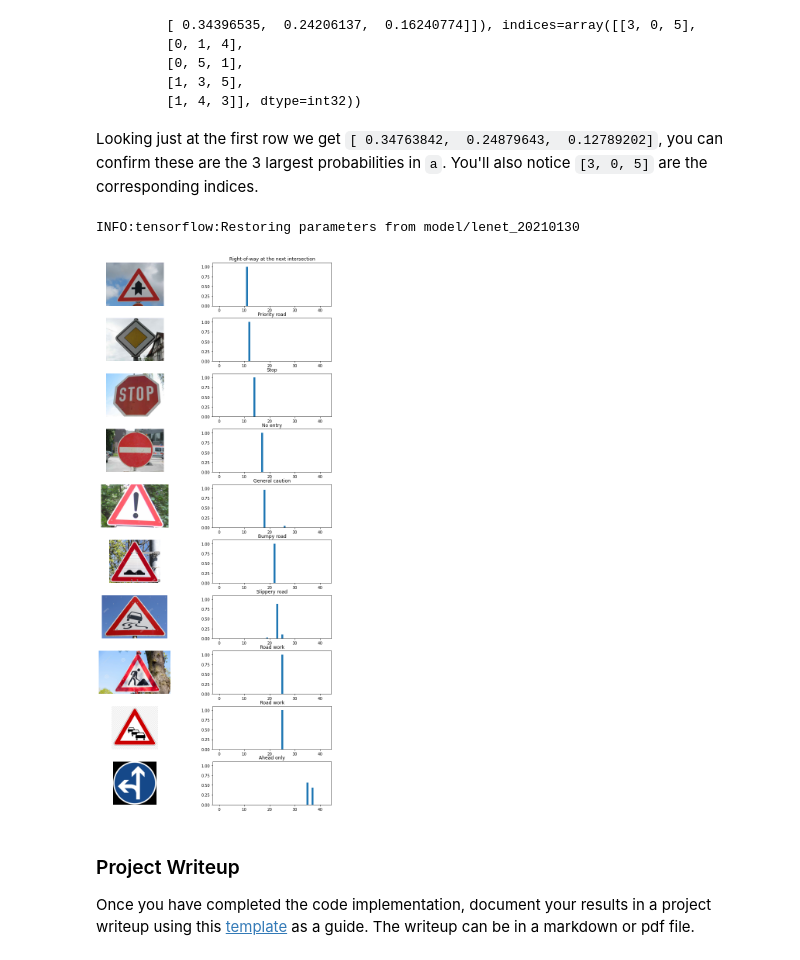
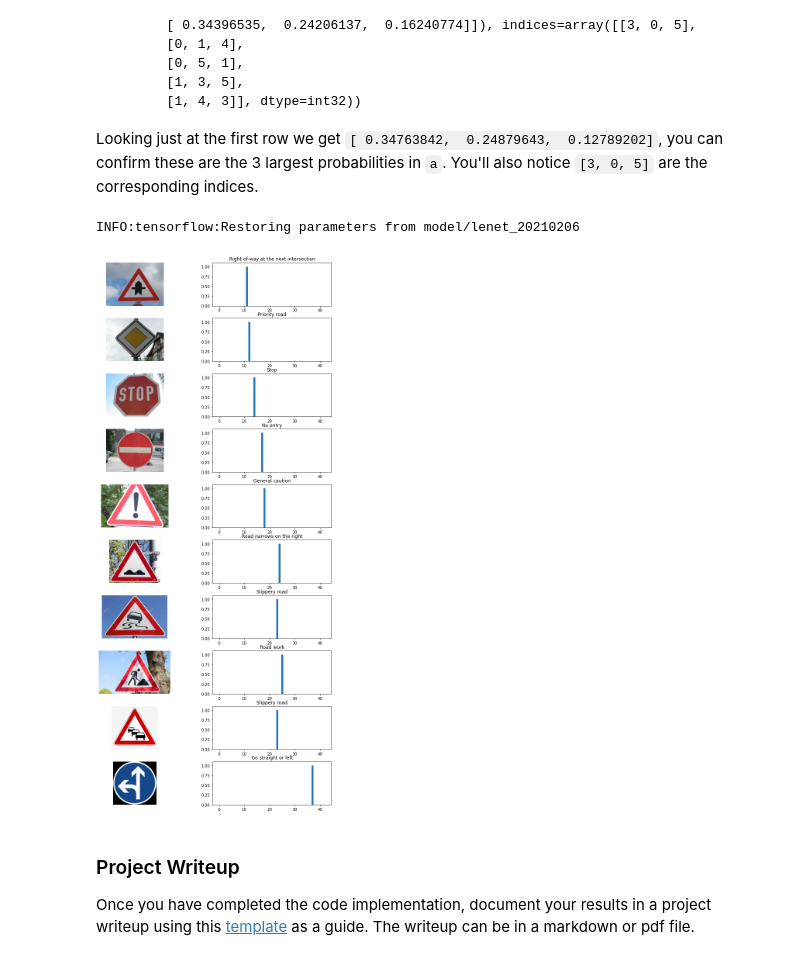
Before and after one commit to Ventu012/P3_TrafficSignClassifier, a Jupyter notebook: Traffic_Sign_Classifier.ipynb, the cells around one changed output. Drawn from its saved outputs; the diff is of its cells as text; code cells hidden in the pictures.

```diff
--- a/Traffic_Sign_Classifier.ipynb
+++ b/Traffic_Sign_Classifier.ipynb
@@ -442,7 +452,8 @@ def evaluate(X_data, y_data):
     sess = tf.get_default_session()
     for offset in range(0, num_examples, BATCH_SIZE):
         batch_x, batch_y = X_data[offset:offset+BATCH_SIZE], y_data[offset:offset+BATCH_SIZE]
-        accuracy = sess.run(accuracy_operation, feed_dict={x: batch_x, y: batch_y, keep_prob: 1.0, keep_prob2: 1.0})
+        accuracy = sess.run(accuracy_operation, feed_dict={x: batch_x, y: batch_y})
+        #accuracy = sess.run(accuracy_operation, feed_dict={x: batch_x, y: batch_y, keep_prob: 1.0, keep_prob2: 1.0})
         total_accuracy += (accuracy * len(batch_x))
     return total_accuracy / num_examples
 # %%
@@ -471,7 +482,8 @@ with tf.Session() as sess:
         for offset in range(0, num_examples, BATCH_SIZE):
             end = offset + BATCH_SIZE
             batch_x, batch_y = X_train_normalized[offset:end], y_train_normalized[offset:end]
-            sess.run(training_operation, feed_dict={x: batch_x, y: batch_y, keep_prob:0.6, keep_prob2:0.7})
+            sess.run(training_operation, feed_dict={x: batch_x, y: batch_y})
+            #sess.run(training_operation, feed_dict={x: batch_x, y: batch_y, keep_prob:0.6, keep_prob2:0.7})
 
         train_accuracy = evaluate(X_train_normalized, y_train_normalized)
         train_accuracy_figure.append(train_accuracy)
@@ -484,7 +496,7 @@ with tf.Session() as sess:
         print('Current Time: ', datetime.datetime.now())
         print()
 
-    saver.save(sess, 'model/lenet_20210130')
+    saver.save(sess, 'model/lenet_20210206')
     print("Model saved")
 # %% [output]
 Training...
@@ -583,6 +599,7 @@ with open(label_file, 'r') as csvfile:
 ### Run the predictions here and use the model to output the prediction for each image.
 ### Make sure to pre-process the images with the same pre-processing pipeline used earlier.
 ### Feel free to use as many code cells as needed.
+saver = tf.train.Saver()
 
 with tf.Session() as sess:
     saver.restore(sess, tf.train.latest_checkpoint('model/'))
@@ -646,30 +663,34 @@ Looking just at the first row we get `[ 0.34763842,  0.24879643,  0.12789202]`,
 # %%
 ### Print out the top five softmax probabilities for the predictions on the German traffic sign images found on the web.
 ### Feel free to use as many code cells as needed.
 
 softmax_logits_function = tf.nn.softmax(logits)
 top_k = tf.nn.top_k(softmax_logits_function, k=5)
 
 with tf.Session() as sess:
     saver.restore(sess, tf.train.latest_checkpoint('model/'))
-    my_softmax_logits_function = sess.run(softmax_logits_function, feed_dict={x: my_images_normalized, keep_prob: 1.0, keep_prob2:1.0})
-    my_top_k = sess.run(top_k, feed_dict={x: my_images_normalized, keep_prob: 1.0, keep_prob2:1.0})
+    my_softmax_logits_function = sess.run(softmax_logits_function, feed_dict={x: my_images_normalized})
+    my_top_k = sess.run(top_k, feed_dict={x: my_images_normalized})
+    #my_softmax_logits_function = sess.run(softmax_logits_function, feed_dict={x: my_images_normalized, keep_prob: 1.0, keep_prob2:1.0})
+    #my_top_k = sess.run(top_k, feed_dict={x: my_images_normalized, keep_prob: 1.0, keep_prob2:1.0})
 
 fig, axs = plt.subplots(10,2, figsize=(10, 20))
 fig.tight_layout()
 axs = axs.ravel()
 
 for i in range(len(my_softmax_logits_function)*2):
     if i%2 == 0:
         axs[i].axis('off')
         axs[i].imshow(my_images[i//2])
     else:
         axs[i].bar(np.arange(n_classes), my_softmax_logits_function[(i-1)//2])
         axs[i].set_title(all_labels[np.argmax(my_softmax_logits_function[(i-1)//2])])
         axs[i].axis(ymin=0,ymax=1.1)
+
+plt.savefig('report_images/top_softmax_probabilities.png')
 # %% [output]
-INFO:tensorflow:Restoring parameters from model/lenet_20210130
+INFO:tensorflow:Restoring parameters from model/lenet_20210206
-[figure, old version]
+[figure, new version]
 # %% [markdown]
 ### Project Writeup
 
```
Also changed, not shown: parts of 13 cells of this notebook, 8 other files.
